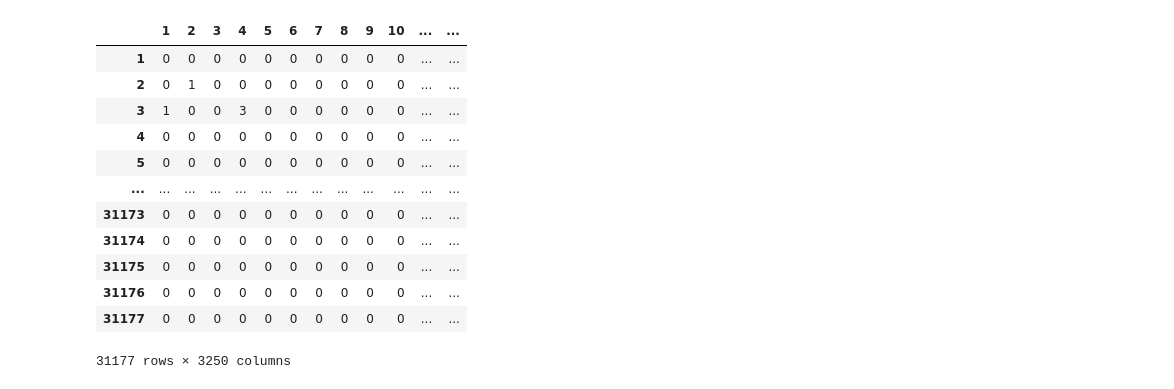
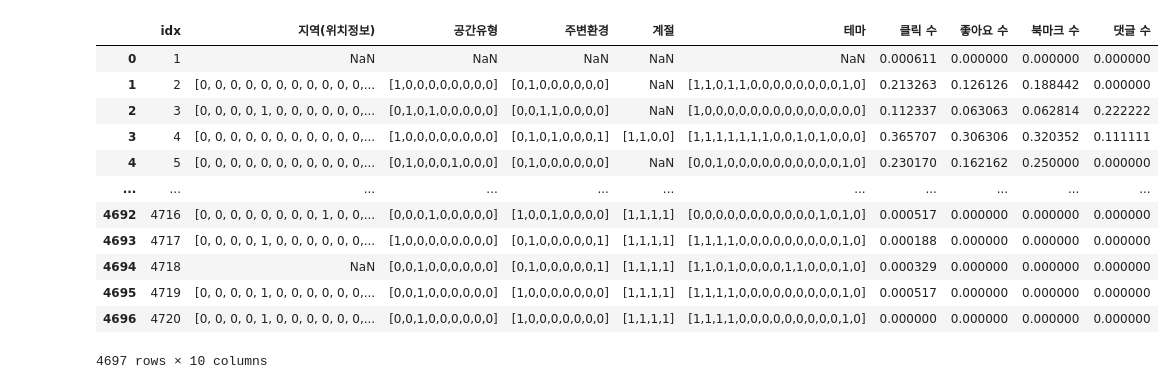
Before and after one commit to pjh09050/Whyout, a Jupyter notebook: EDA.ipynb, the cells around one changed output. Drawn from its saved outputs; the diff is of its cells as text; code cells hidden in the pictures.

```diff
--- a/EDA.ipynb
+++ b/EDA.ipynb
@@ -14,17 +15,17 @@ import numpy as np
 index_user_video = pd.read_csv('../Data/whyout_data/index_user_video.csv', index_col=0)
-# %%
-index_user_video
-# %% [output]
-|  | 1 | 2 | 3 | 4 | 5 | 6 | 7 | 8 | 9 | 10 | ... | ... |
-| 1 | 0 | 0 | 0 | 0 | 0 | 0 | 0 | 0 | 0 | 0 | ... | ... |
-| 2 | 0 | 1 | 0 | 0 | 0 | 0 | 0 | 0 | 0 | 0 | ... | ... |
-| 3 | 1 | 0 | 0 | 3 | 0 | 0 | 0 | 0 | 0 | 0 | ... | ... |
-| 4 | 0 | 0 | 0 | 0 | 0 | 0 | 0 | 0 | 0 | 0 | ... | ... |
-| 5 | 0 | 0 | 0 | 0 | 0 | 0 | 0 | 0 | 0 | 0 | ... | ... |
-| ... | ... | ... | ... | ... | ... | ... | ... | ... | ... | ... | ... | ... |
-| 31173 | 0 | 0 | 0 | 0 | 0 | 0 | 0 | 0 | 0 | 0 | ... | ... |
-| 31174 | 0 | 0 | 0 | 0 | 0 | 0 | 0 | 0 | 0 | 0 | ... | ... |
-| 31175 | 0 | 0 | 0 | 0 | 0 | 0 | 0 | 0 | 0 | 0 | ... | ... |
-| 31176 | 0 | 0 | 0 | 0 | 0 | 0 | 0 | 0 | 0 | 0 | ... | ... |
-| 31177 | 0 | 0 | 0 | 0 | 0 | 0 | 0 | 0 | 0 | 0 | ... | ... |
-31177 rows × 3250 columns
+# %%
+place
+# %% [output]
+|  | idx | 지역(위치정보) | 공간유형 | 주변환경 | 계절 | 테마 | 클릭 수 | 좋아요 수 | 북마크 수 | 댓글 수 |
+| 0 | 1 | NaN | NaN | NaN | NaN | NaN | 0.000611 | 0.000000 | 0.000000 | 0.000000 |
+| 1 | 2 | [0, 0, 0, 0, 0, 0, 0, 0, 0, 0, 0,... | [1,0,0,0,0,0,0,0,0] | [0,1,0,0,0,0,0,0] | NaN | [1,1,0,1,1,0,0,0,0,0,0,0,0,1,0] | 0.213263 | 0.126126 | 0.188442 | 0.000000 |
+| 2 | 3 | [0, 0, 0, 0, 1, 0, 0, 0, 0, 0, 0,... | [0,1,0,1,0,0,0,0,0] | [0,0,1,1,0,0,0,0] | NaN | [1,0,0,0,0,0,0,0,0,0,0,0,0,0,0] | 0.112337 | 0.063063 | 0.062814 | 0.222222 |
+| 3 | 4 | [0, 0, 0, 0, 0, 0, 0, 0, 0, 0, 0,... | [1,0,0,0,0,0,0,0,0] | [0,1,0,1,0,0,0,1] | [1,1,0,0] | [1,1,1,1,1,1,1,0,0,1,0,1,0,0,0] | 0.365707 | 0.306306 | 0.320352 | 0.111111 |
+| 4 | 5 | [0, 0, 0, 0, 0, 0, 0, 0, 0, 0, 0,... | [0,1,0,0,0,1,0,0,0] | [0,1,0,0,0,0,0,0] | NaN | [0,0,1,0,0,0,0,0,0,0,0,0,0,1,0] | 0.230170 | 0.162162 | 0.250000 | 0.000000 |
+| ... | ... | ... | ... | ... | ... | ... | ... | ... | ... | ... |
+| 4692 | 4716 | [0, 0, 0, 0, 0, 0, 0, 0, 1, 0, 0,... | [0,0,0,1,0,0,0,0,0] | [1,0,0,1,0,0,0,0] | [1,1,1,1] | [0,0,0,0,0,0,0,0,0,0,0,1,0,1,0] | 0.000517 | 0.000000 | 0.000000 | 0.000000 |
+| 4693 | 4717 | [0, 0, 0, 0, 1, 0, 0, 0, 0, 0, 0,... | [1,0,0,0,0,0,0,0,0] | [0,1,0,0,0,0,0,1] | [1,1,1,1] | [1,1,1,1,0,0,0,0,0,0,0,0,0,1,0] | 0.000188 | 0.000000 | 0.000000 | 0.000000 |
+| 4694 | 4718 | NaN | [0,0,1,0,0,0,0,0,0] | [0,1,0,0,0,0,0,1] | [1,1,1,1] | [1,1,0,1,0,0,0,0,1,1,0,0,0,1,0] | 0.000329 | 0.000000 | 0.000000 | 0.000000 |
+| 4695 | 4719 | [0, 0, 0, 0, 1, 0, 0, 0, 0, 0, 0,... | [0,0,1,0,0,0,0,0,0] | [1,0,0,0,0,0,0,0] | [1,1,1,1] | [1,1,1,1,0,0,0,0,0,0,0,0,0,1,0] | 0.000517 | 0.000000 | 0.000000 | 0.000000 |
+| 4696 | 4720 | [0, 0, 0, 0, 1, 0, 0, 0, 0, 0, 0,... | [0,0,1,0,0,0,0,0,0] | [1,0,0,0,0,0,0,0] | [1,1,1,1] | [1,1,1,1,0,0,0,0,0,0,0,0,0,1,0] | 0.000000 | 0.000000 | 0.000000 | 0.000000 |
+4697 rows × 10 columns
```
Also changed, not shown: parts of 10 cells of this notebook, 1 other file.
